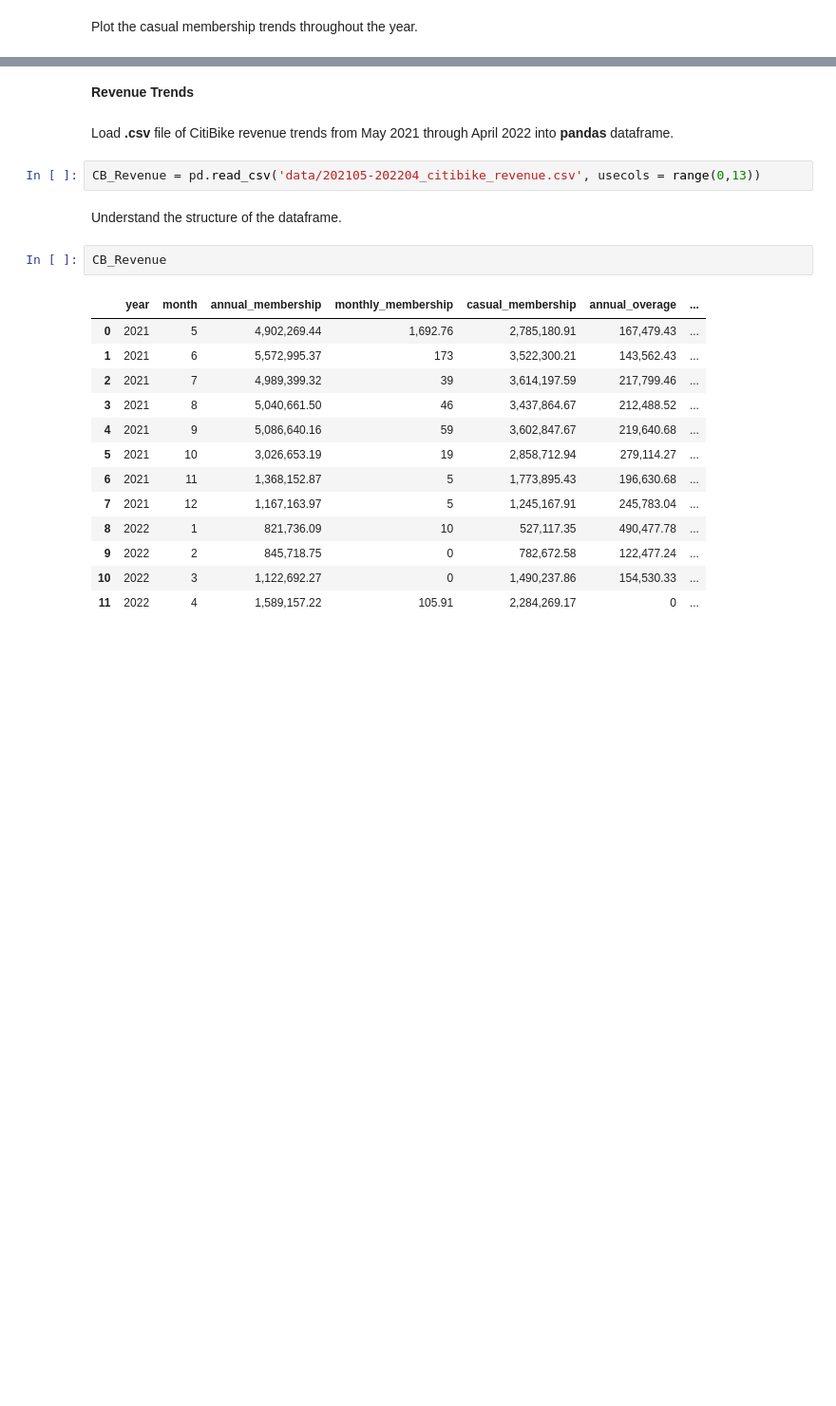
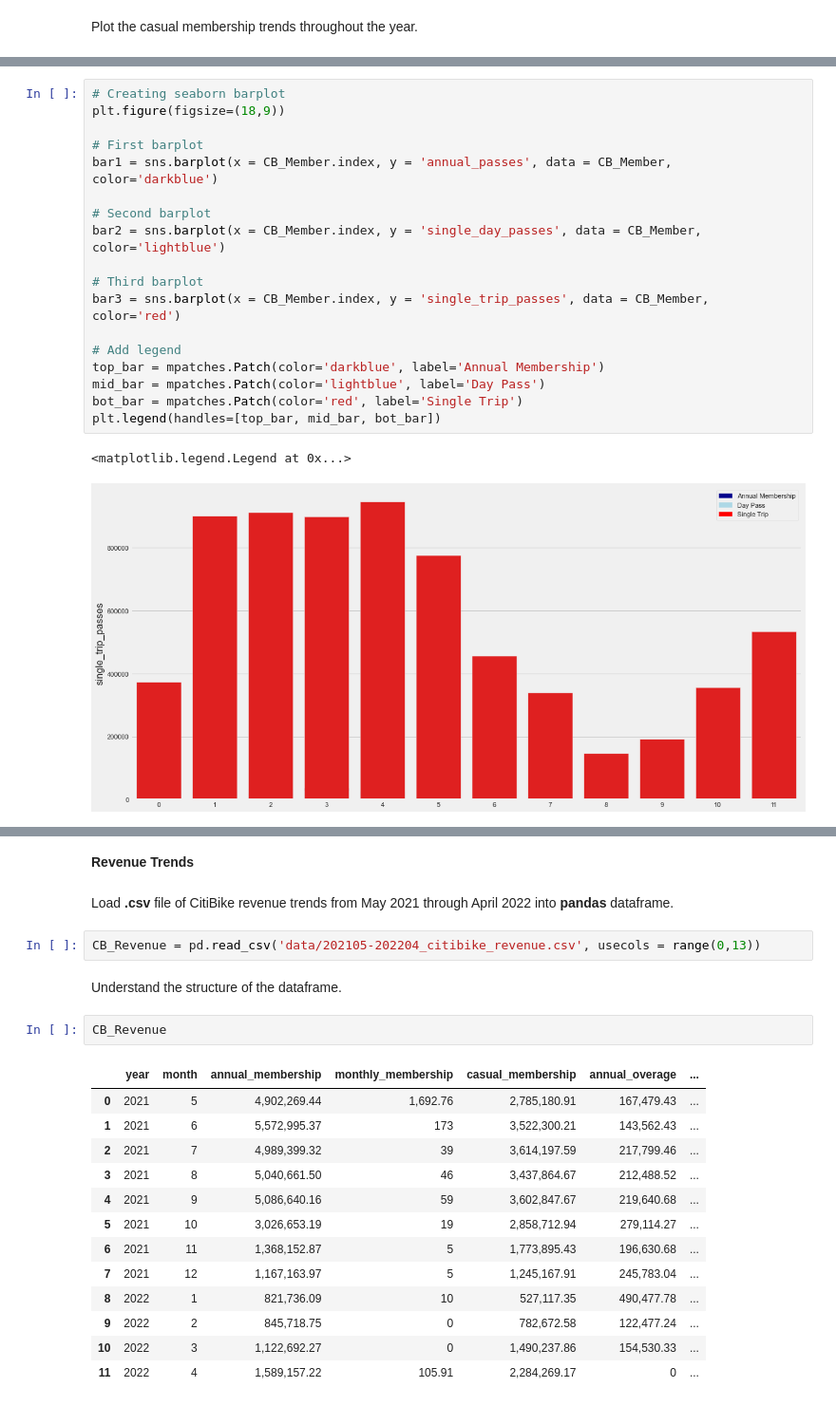
Before and after one commit to jchatterjee/nycdsa_capstone, a Jupyter notebook: CB_Econ_Data_Analysis.ipynb, the cells around one changed output, grey strips where cells are left out. Shown at 95% size. Cells and saved outputs as stored; diff of their text form; blank space fills up the shorter version.

```diff
--- a/CB_Econ_Data_Analysis.ipynb
+++ b/CB_Econ_Data_Analysis.ipynb
@@ -113,3 +158,24 @@ Plot the casual membership trends throughout the year.
+# %%
+# Creating seaborn barplot
+plt.figure(figsize=(18,9))
+
+# First barplot
+bar1 = sns.barplot(x = CB_Member.index, y = 'annual_passes', data = CB_Member, color='darkblue')
+
+# Second barplot
+bar2 = sns.barplot(x = CB_Member.index, y = 'single_day_passes', data = CB_Member, color='lightblue')
+
+# Third barplot
+bar3 = sns.barplot(x = CB_Member.index, y = 'single_trip_passes', data = CB_Member, color='red')
+
+# Add legend
+top_bar = mpatches.Patch(color='darkblue', label='Annual Membership')
+mid_bar = mpatches.Patch(color='lightblue', label='Day Pass')
+bot_bar = mpatches.Patch(color='red', label='Single Trip')
+plt.legend(handles=[top_bar, mid_bar, bot_bar])
+# %% [output]
+<matplotlib.legend.Legend at 0x...>
+[figure, added]
 # %%
 # Creating seaborn plot area
 fig, ax = plt.subplots(figsize=(18,9))
```
Also changed, not shown: parts of 6 cells of this notebook.
